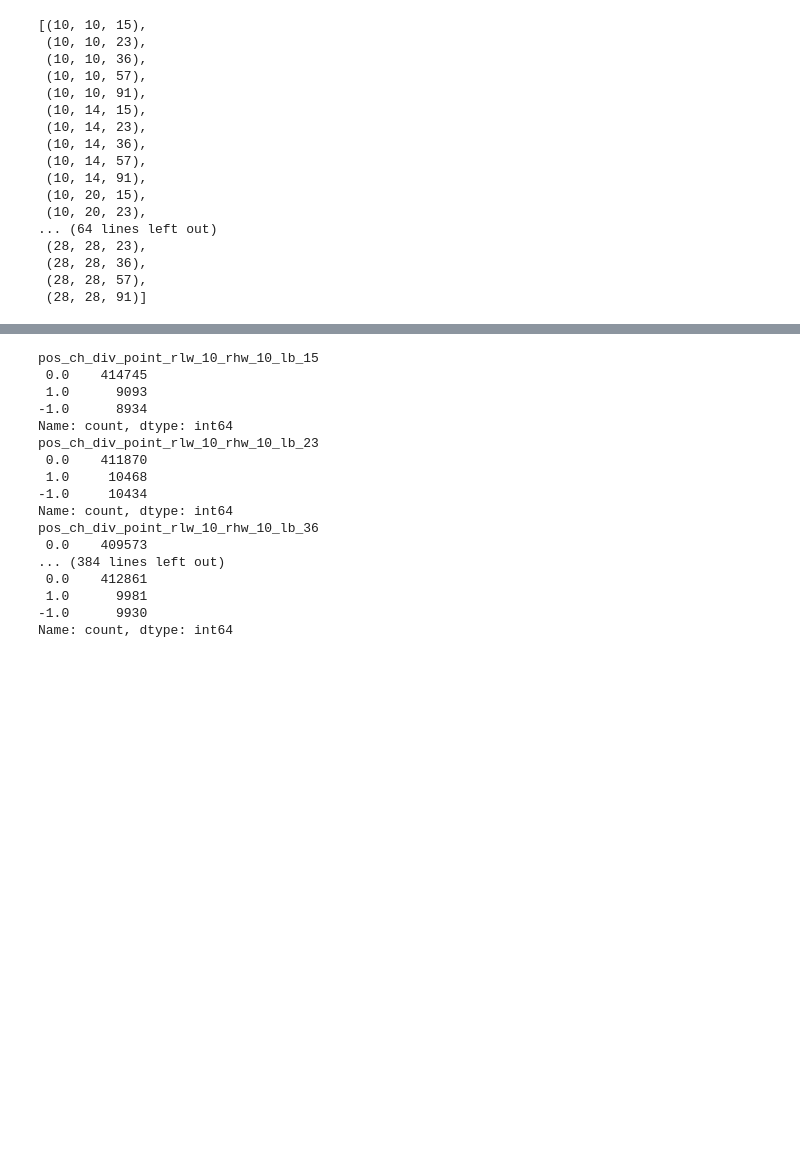
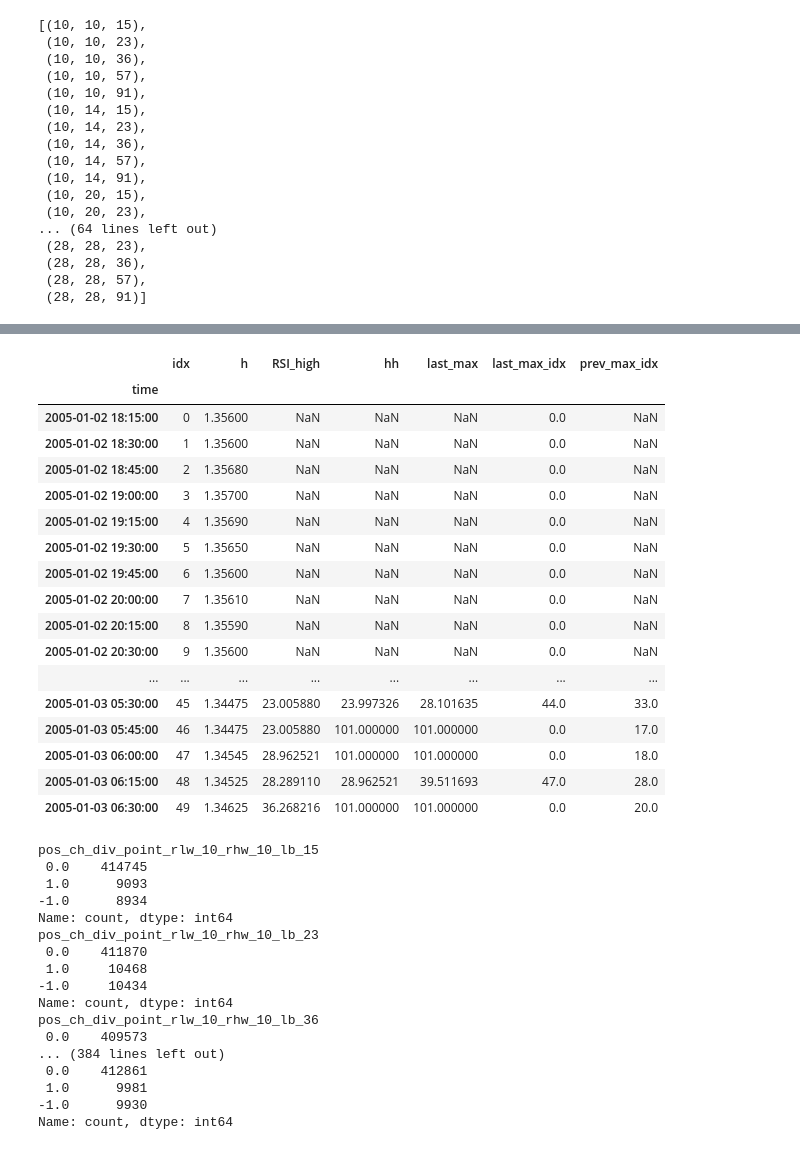
Before and after one commit to slisowski86/Trading_strategies, a Jupyter notebook: RSI_Divergence_30122025/RSI_Divergence_class.ipynb, the cells around one changed output, grey strips where cells are left out. Saved outputs shown, nothing was run; the diff lists cells and outputs as text; code cells hidden in the pictures; blank space fills up the shorter version.

```diff
--- a/RSI_Divergence_30122025/RSI_Divergence_class.ipynb
+++ b/RSI_Divergence_30122025/RSI_Divergence_class.ipynb
@@ -284,5 +304,24 @@ cmb
 # %%
-#rsid.data[:50].loc[:,['idx','h','RSI_high','hh','last_max','last_max_idx','prev_max_idx']]#,'last_max_price','prev_max_prices']]
+rsid.data[:50].loc[:,['idx','h','RSI_high','hh','last_max','last_max_idx','prev_max_idx']]#,'last_max_price','prev_max_prices']]
+# %% [output]
+|  | idx | h | RSI_high | hh | last_max | last_max_idx | prev_max_idx |
+| time |  |  |  |  |  |  |  |
+| 2005-01-02 18:15:00 | 0 | 1.35600 | NaN | NaN | NaN | 0.0 | NaN |
+| 2005-01-02 18:30:00 | 1 | 1.35600 | NaN | NaN | NaN | 0.0 | NaN |
+| 2005-01-02 18:45:00 | 2 | 1.35680 | NaN | NaN | NaN | 0.0 | NaN |
+| 2005-01-02 19:00:00 | 3 | 1.35700 | NaN | NaN | NaN | 0.0 | NaN |
+| 2005-01-02 19:15:00 | 4 | 1.35690 | NaN | NaN | NaN | 0.0 | NaN |
+| 2005-01-02 19:30:00 | 5 | 1.35650 | NaN | NaN | NaN | 0.0 | NaN |
+| 2005-01-02 19:45:00 | 6 | 1.35600 | NaN | NaN | NaN | 0.0 | NaN |
+| 2005-01-02 20:00:00 | 7 | 1.35610 | NaN | NaN | NaN | 0.0 | NaN |
+| 2005-01-02 20:15:00 | 8 | 1.35590 | NaN | NaN | NaN | 0.0 | NaN |
+| 2005-01-02 20:30:00 | 9 | 1.35600 | NaN | NaN | NaN | 0.0 | NaN |
+| ... | ... | ... | ... | ... | ... | ... | ... |
+| 2005-01-03 05:30:00 | 45 | 1.34475 | 23.005880 | 23.997326 | 28.101635 | 44.0 | 33.0 |
+| 2005-01-03 05:45:00 | 46 | 1.34475 | 23.005880 | 101.000000 | 101.000000 | 0.0 | 17.0 |
+| 2005-01-03 06:00:00 | 47 | 1.34545 | 28.962521 | 101.000000 | 101.000000 | 0.0 | 18.0 |
+| 2005-01-03 06:15:00 | 48 | 1.34525 | 28.289110 | 28.962521 | 39.511693 | 47.0 | 28.0 |
+| 2005-01-03 06:30:00 | 49 | 1.34625 | 36.268216 | 101.000000 | 101.000000 | 0.0 | 20.0 |
 # %%
 #rsid.data[50:100].loc[:,['idx','h','hh','last_max','last_max_idx','prev_max_idx']]#,'last_max_price','prev_max_prices']]
 # %%
```
Also changed, not shown: parts of 2 cells of this notebook, 3 other files.
